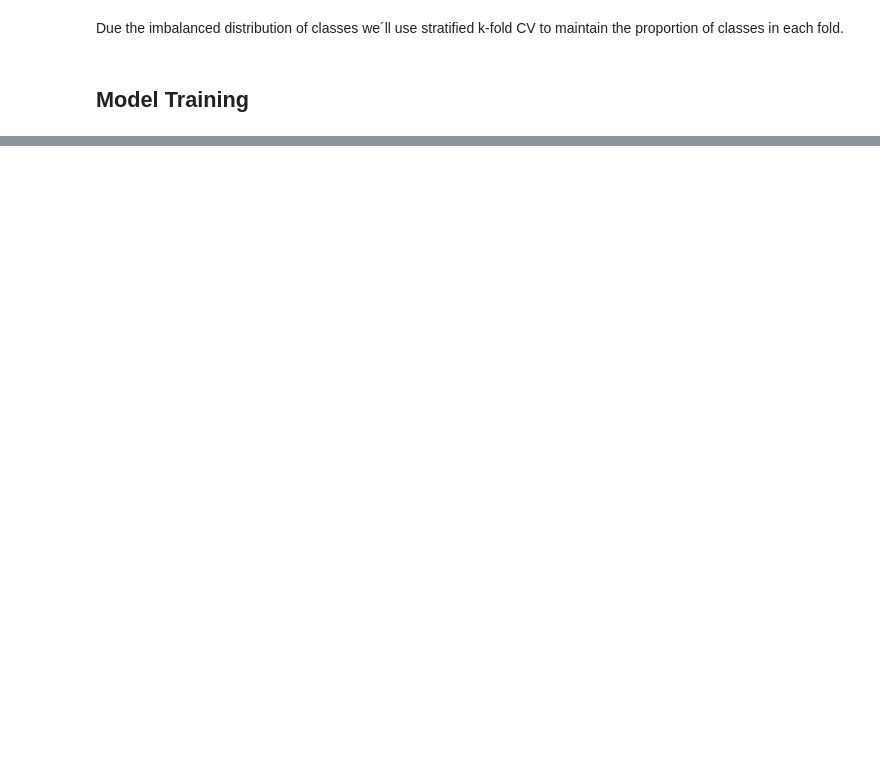
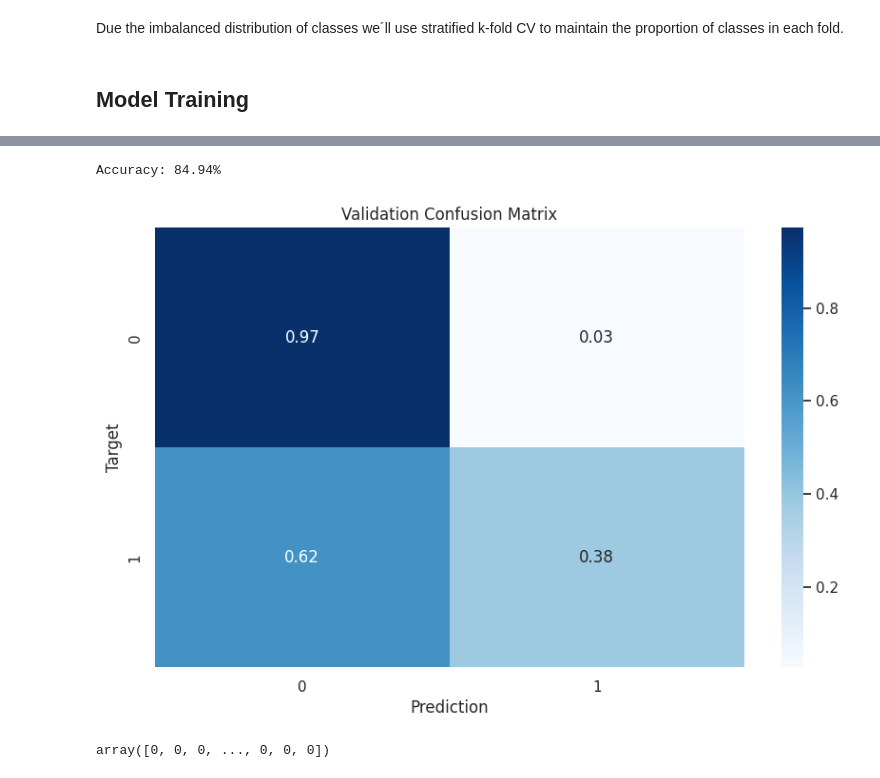
Before and after one commit to SebastianGarrido2790/Data-Science-Portafolio, a Jupyter notebook: Aussie_Rain.ipynb, the cells around one changed output, grey strips where cells are left out. Drawn from its saved outputs; the diff is of its cells as text; code cells hidden in the pictures; blank space fills up the shorter version.

```diff
--- a/Aussie_Rain.ipynb
+++ b/Aussie_Rain.ipynb
@@ -566,0 +607,6 @@ dtype: int64
+# %%
+predict_and_plot(X_val, y_val, 'Validation')
+# %% [output]
+Accuracy: 84.94%
+[figure, added]
+array([0, 0, 0, ..., 0, 0, 0])
```
Also changed, not shown: parts of 53 cells of this notebook.
